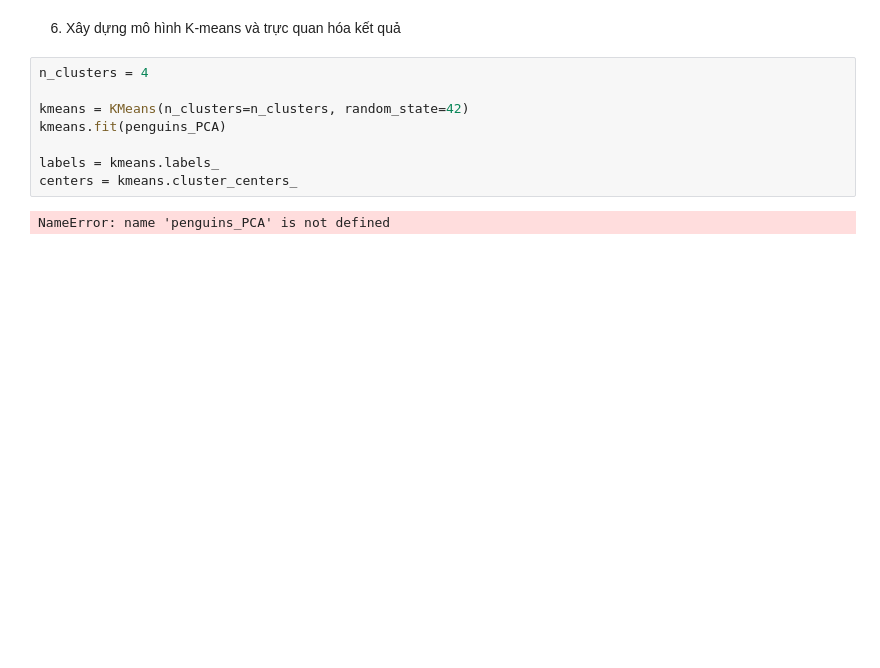
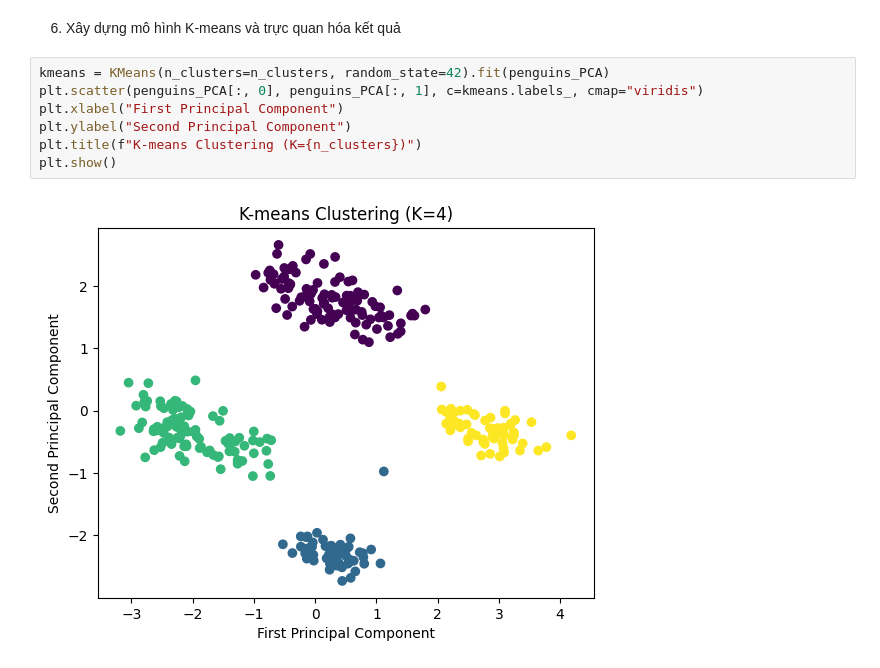
Before and after one commit to Phtzone/SGU25_KPDL_Group, a Jupyter notebook: Lab08/K- MEANS/practice 1.ipynb, the cells around one changed output. Cells and saved outputs as stored; diff of their text form; blank space fills up the shorter version.

```diff
--- a/Lab08/K- MEANS/practice 1.ipynb
+++ b/Lab08/K- MEANS/practice 1.ipynb
@@ -139,12 +139,11 @@ NameError: name 'penguins_PCA' is not defined
 # %% [markdown]
 6. Xây dựng mô hình K-means và trực quan hóa kết quả
 # %%
-n_clusters = 4
-
-kmeans = KMeans(n_clusters=n_clusters, random_state=42)
-kmeans.fit(penguins_PCA)
-
-labels = kmeans.labels_
-centers = kmeans.cluster_centers_
+kmeans = KMeans(n_clusters=n_clusters, random_state=42).fit(penguins_PCA)
+plt.scatter(penguins_PCA[:, 0], penguins_PCA[:, 1], c=kmeans.labels_, cmap="viridis")
+plt.xlabel("First Principal Component")
+plt.ylabel("Second Principal Component")
+plt.title(f"K-means Clustering (K={n_clusters})")
+plt.show()
 # %% [output]
-NameError: name 'penguins_PCA' is not defined
+[figure, added]
```
Also changed, not shown: parts of 4 cells of this notebook.
